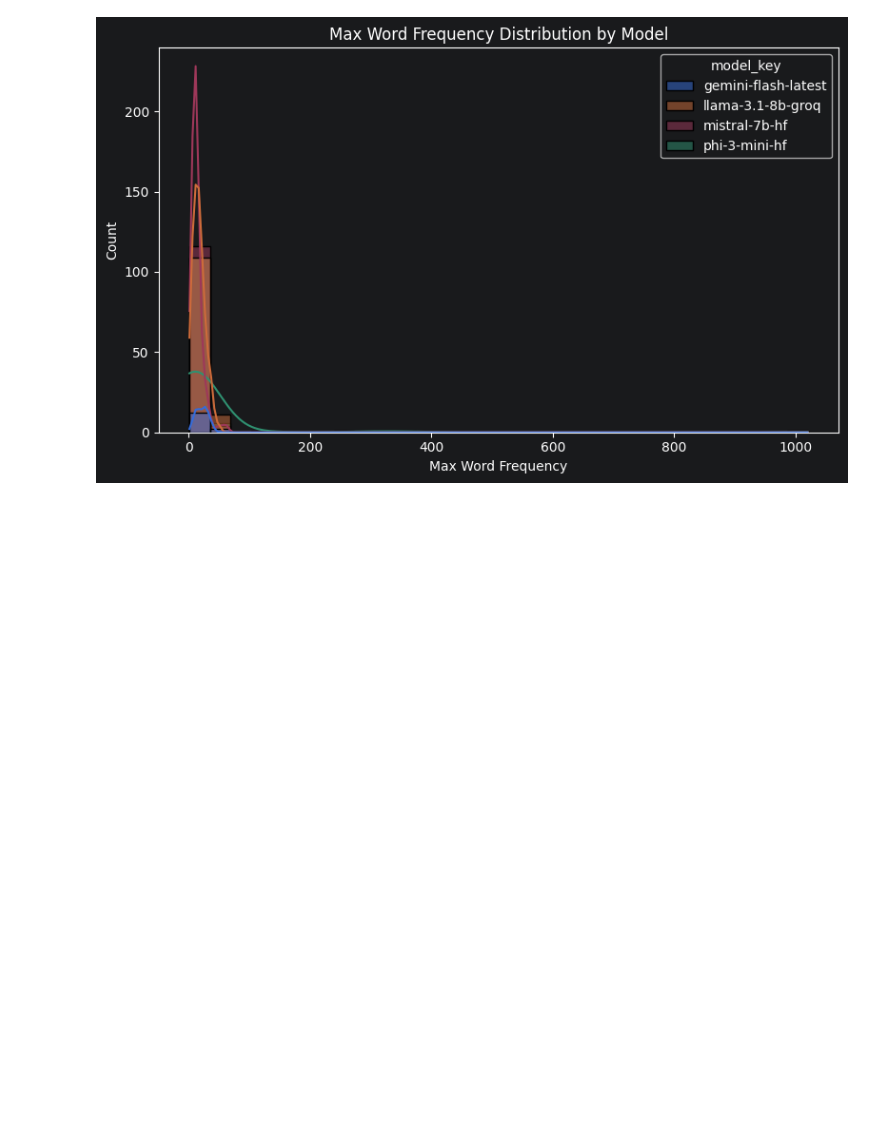
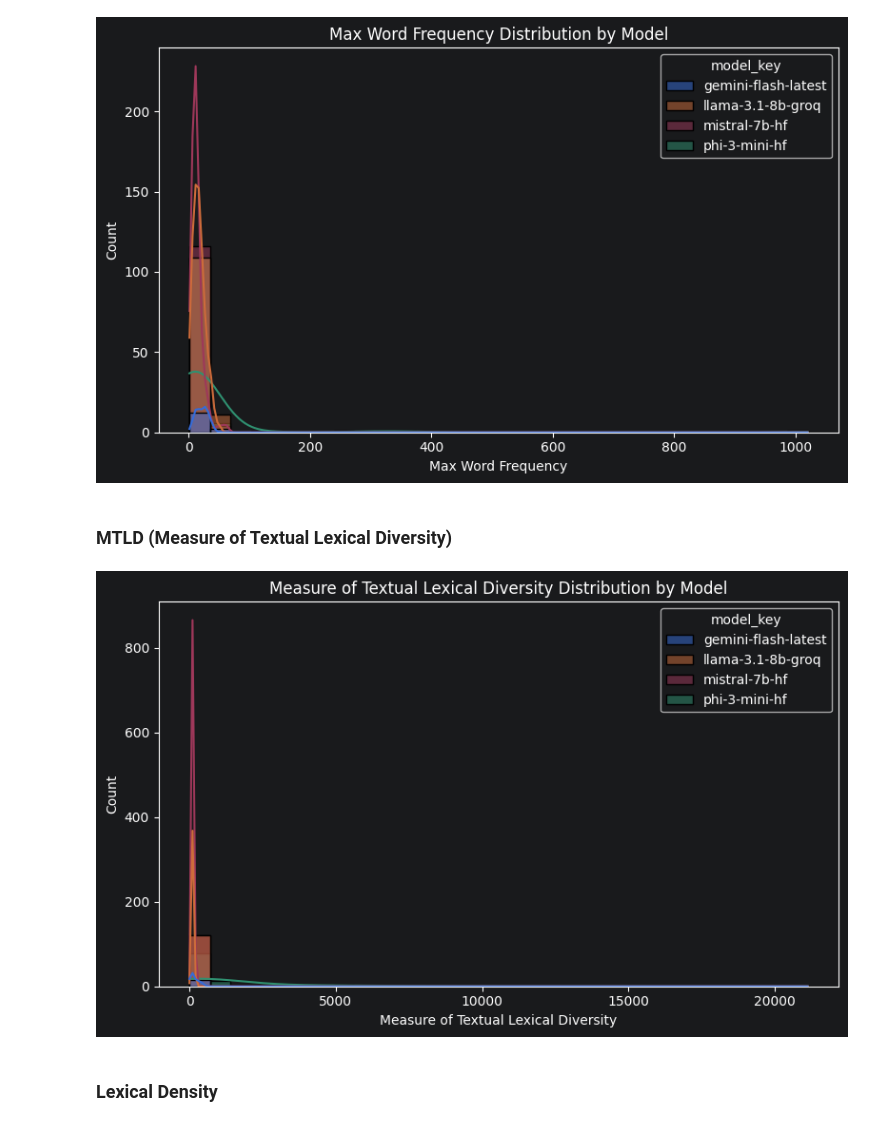
Before and after one commit to nataliachoszczyk/LLM-Behavior-XAI, a Jupyter notebook: notebooks/llm-response-analyzer.ipynb, the cells around one changed output. Saved outputs shown, nothing was run; the diff lists cells and outputs as text; code cells hidden in the pictures; blank space fills up the shorter version.

```diff
--- a/notebooks/llm-response-analyzer.ipynb
+++ b/notebooks/llm-response-analyzer.ipynb
@@ -849,3 +883,30 @@ plt.tight_layout()
 plt.show()
 # %% [output]
 [figure]
+# %% [markdown]
+### MTLD (Measure of Textual Lexical Diversity)
+# %%
+def get_mtld_score(text: str, threshold: float = 0.72) -> float:
+    if not text:
+        return 0
+
+    lex = LexicalRichness(text)
+    mtld_score = lex.mtld(threshold=threshold)
+
+    return mtld_score
+# %%
+response_features["mtld"] = responses.apply(get_mtld_score)
+# %%
+fig, ax = plt.subplots(figsize=(8, 5))
+sns.histplot(
+    data=response_features[response_features["mtld"] > 0],
+    x="mtld", hue="model_key", kde=True, bins=30, alpha=0.5, ax=ax
+)
+ax.set_title("Measure of Textual Lexical Diversity Distribution by Model")
+ax.set_xlabel("Measure of Textual Lexical Diversity")
+plt.tight_layout()
+plt.show()
+# %% [output]
+[figure, added]
+# %% [markdown]
+### Lexical Density
```
Also changed, not shown: parts of 53 cells of this notebook.
